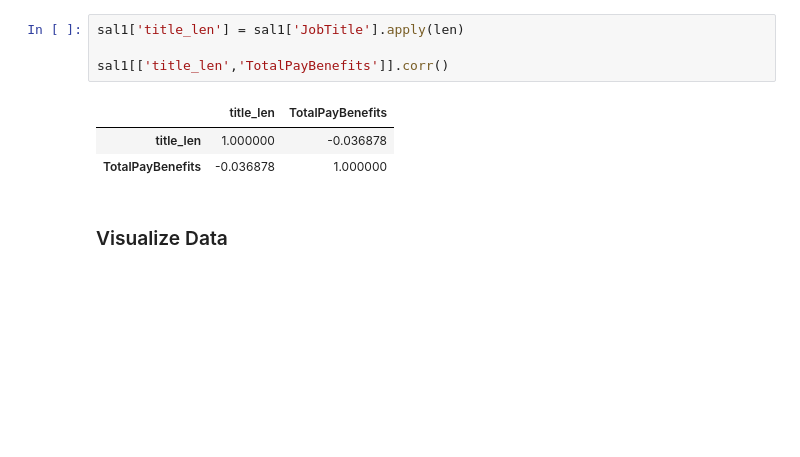
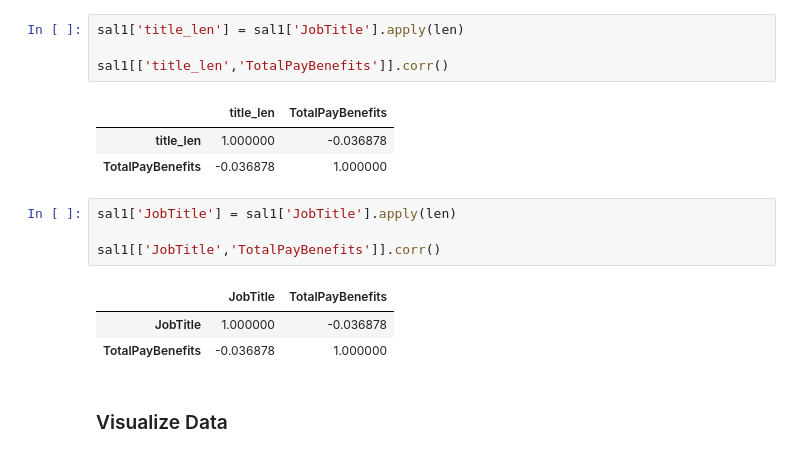
Before and after one commit to AbdullahKimrigh/California-s-Largest-Public-Pay-and-Pension-Database, a Jupyter notebook: Project1_DSND.ipynb, the cells around one changed output. Cells and saved outputs as stored; diff of their text form; blank space fills up the shorter version.

```diff
--- a/Project1_DSND.ipynb
+++ b/Project1_DSND.ipynb
@@ -250,6 +269,14 @@ sal1[['title_len','TotalPayBenefits']].corr()
 |  | title_len | TotalPayBenefits |
 | title_len | 1.000000 | -0.036878 |
 | TotalPayBenefits | -0.036878 | 1.000000 |
+# %%
+sal1['JobTitle'] = sal1['JobTitle'].apply(len)
+
+sal1[['JobTitle','TotalPayBenefits']].corr()
+# %% [output]
+|  | JobTitle | TotalPayBenefits |
+| JobTitle | 1.000000 | -0.036878 |
+| TotalPayBenefits | -0.036878 | 1.000000 |
 # %% [markdown]
 ### Visualize Data
 # %%
```
Also changed, not shown: parts of 4 cells of this notebook.
